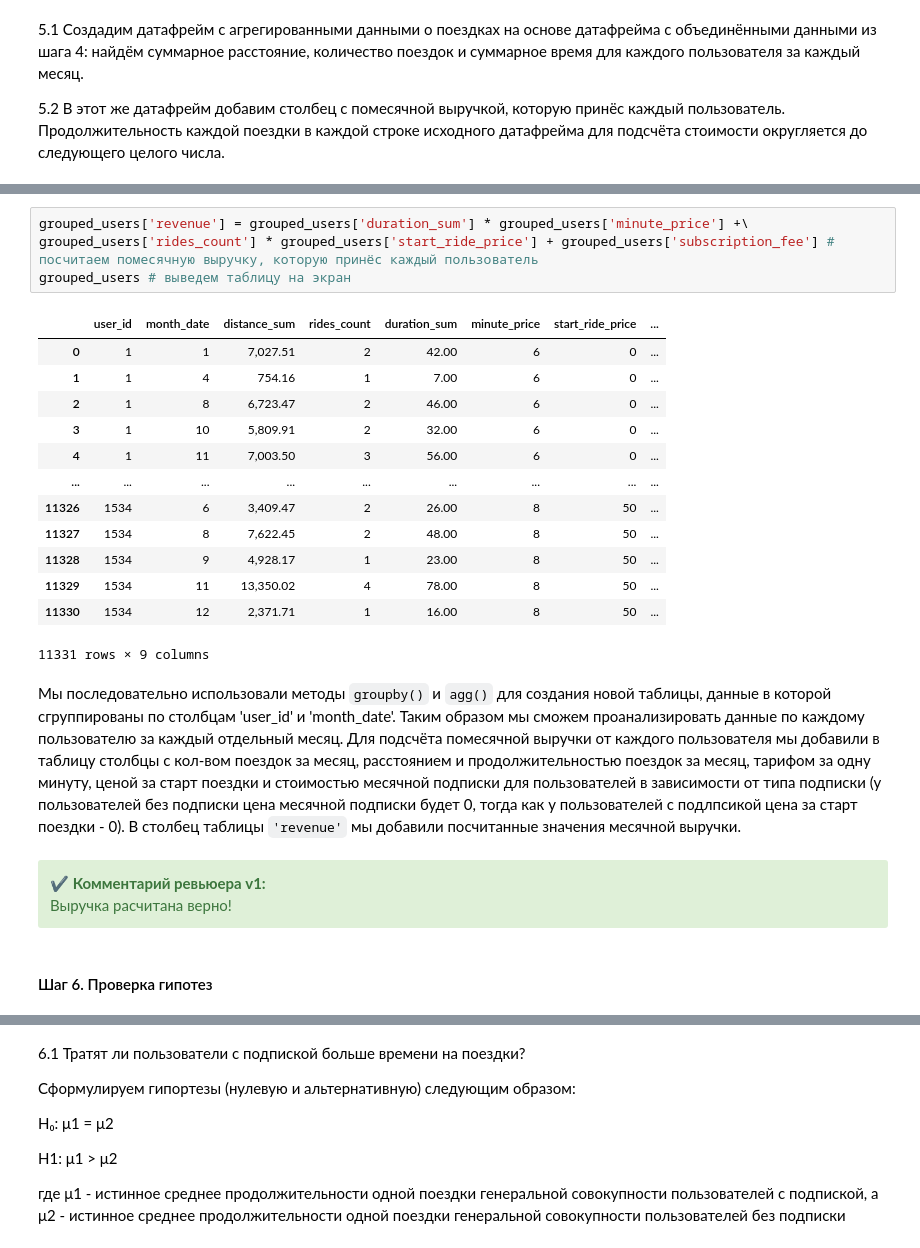
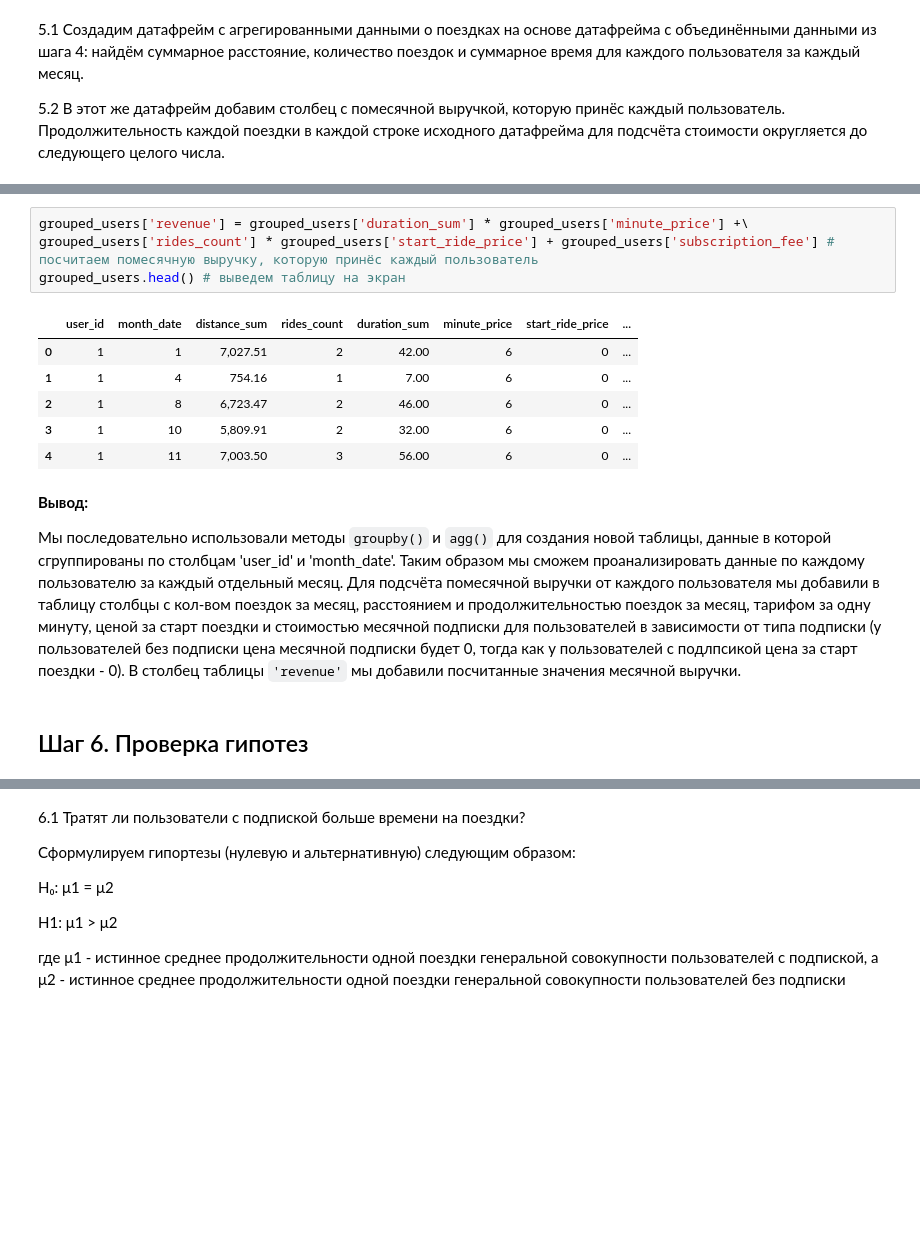
Before and after one commit to EvgeniyKaduk/my_practicum_projects, a Jupyter notebook: 2. Статистический анализ сервиса аренды самокатов/Статистический анализ сервиса аренды самокатов.ipynb, the cells around one changed output, grey strips where cells are left out. Drawn from its saved outputs; the diff is of its cells as text; blank space fills up the shorter version.

```diff
--- a/2. Статистический анализ сервиса аренды самокатов/Статистический анализ сервиса аренды самокатов.ipynb
+++ b/2. Статистический анализ сервиса аренды самокатов/Статистический анализ сервиса аренды самокатов.ipynb
@@ -682,27 +465,17 @@ grouped_users # посмотрим вид получившейся таблиц
 # %%
 grouped_users['revenue'] = grouped_users['duration_sum'] * grouped_users['minute_price'] +\
 grouped_users['rides_count'] * grouped_users['start_ride_price'] + grouped_users['subscription_fee'] # посчитаем помесячную выручку, которую принёс каждый пользователь
-grouped_users # выведем таблицу на экран
+grouped_users.head() # выведем таблицу на экран
 # %% [output]
 |  | user_id | month_date | distance_sum | rides_count | duration_sum | minute_price | start_ride_price | ... |
 | 0 | 1 | 1 | 7,027.51 | 2 | 42.00 | 6 | 0 | ... |
 | 1 | 1 | 4 | 754.16 | 1 | 7.00 | 6 | 0 | ... |
 | 2 | 1 | 8 | 6,723.47 | 2 | 46.00 | 6 | 0 | ... |
 | 3 | 1 | 10 | 5,809.91 | 2 | 32.00 | 6 | 0 | ... |
 | 4 | 1 | 11 | 7,003.50 | 3 | 56.00 | 6 | 0 | ... |
-| ... | ... | ... | ... | ... | ... | ... | ... | ... |
-| 11326 | 1534 | 6 | 3,409.47 | 2 | 26.00 | 8 | 50 | ... |
-| 11327 | 1534 | 8 | 7,622.45 | 2 | 48.00 | 8 | 50 | ... |
-| 11328 | 1534 | 9 | 4,928.17 | 1 | 23.00 | 8 | 50 | ... |
-| 11329 | 1534 | 11 | 13,350.02 | 4 | 78.00 | 8 | 50 | ... |
-| 11330 | 1534 | 12 | 2,371.71 | 1 | 16.00 | 8 | 50 | ... |
-11331 rows × 9 columns
 # %% [markdown]
+**Вывод:**
+
 Мы последовательно использовали методы `groupby()` и `agg()` для создания новой таблицы, данные в которой сгруппированы по столбцам 'user_id' и 'month_date'. Таким образом мы сможем проанализировать данные по каждому пользователю за каждый отдельный месяц. Для подсчёта помесячной выручки от каждого пользователя мы добавили в таблицу столбцы с кол-вом поездок за месяц, расстоянием и продолжительностью поездок за месяц, тарифом за одну минуту, ценой за старт поездки и стоимостью месячной подписки для пользователей в зависимости от типа подписки (у пользователей без подписки цена месячной подписки будет 0, тогда как у пользователей с подлпсикой цена за старт поездки - 0). В столбец таблицы `'revenue'` мы добавили посчитанные значения месячной выручки.
-# %% [markdown]
-<div class="alert alert-success">
-<b>✔️ Комментарий ревьюера v1:</b>
-<br>Выручка расчитана верно!
-</div>
 # %% [markdown]
-#### Шаг 6. Проверка гипотез
+## Шаг 6. Проверка гипотез
```
Also changed, not shown: parts of 47 cells of this notebook.
